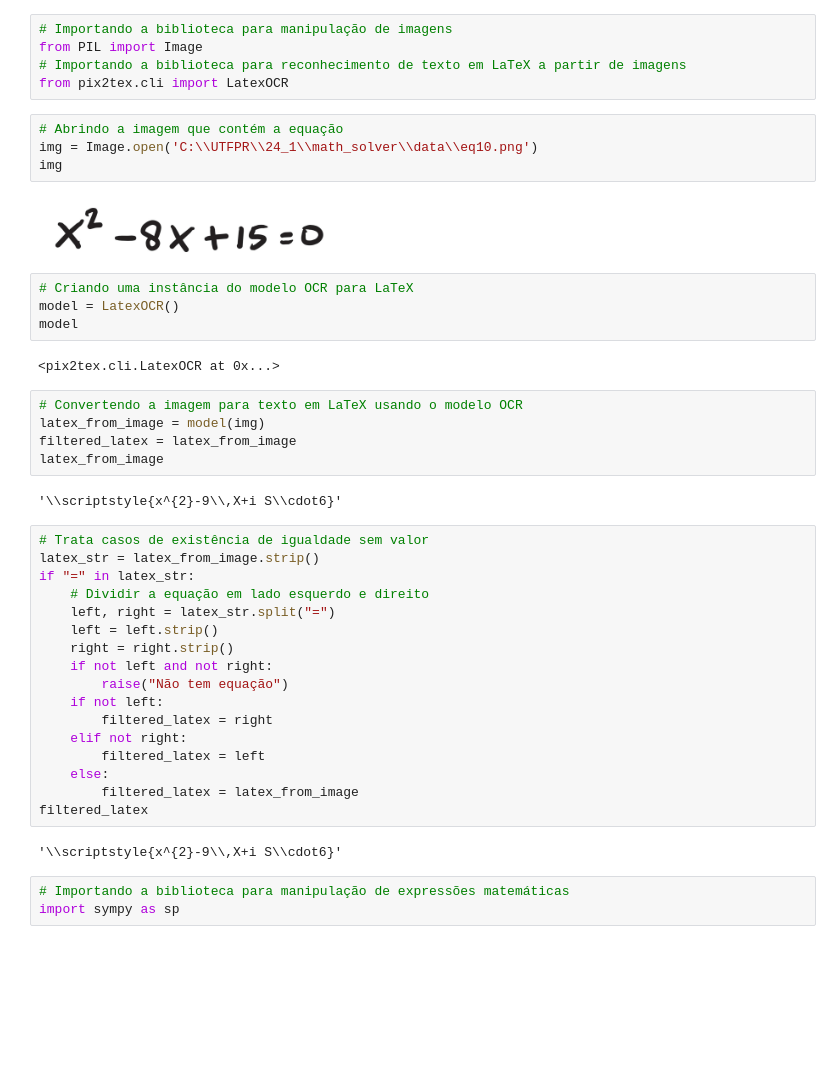
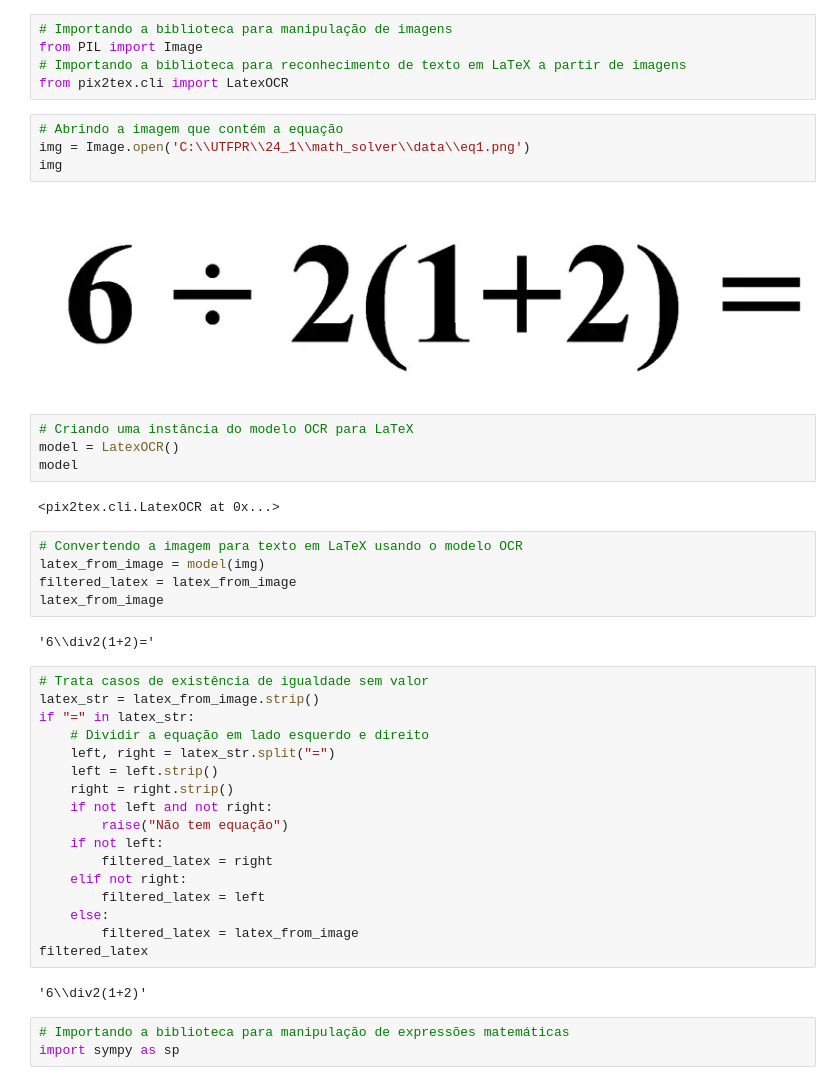
Before and after one commit to Bierc/math_solver, a Jupyter notebook: src/Solve_Equation_From_Image.ipynb, the cells around one changed output. Drawn from its saved outputs; the diff is of its cells as text; blank space fills up the shorter version.

```diff
--- a/src/Solve_Equation_From_Image.ipynb
+++ b/src/Solve_Equation_From_Image.ipynb
@@ -5,10 +5,10 @@ from PIL import Image
 from pix2tex.cli import LatexOCR
 # %%
 # Abrindo a imagem que contém a equação
-img = Image.open('C:\\UTFPR\\24_1\\math_solver\\data\\eq10.png')
+img = Image.open('C:\\UTFPR\\24_1\\math_solver\\data\\eq1.png')
 img
 # %% [output]
-[figure, old version]
+[figure, new version]
 # %%
 # Criando uma instância do modelo OCR para LaTeX
 model = LatexOCR()
@@ -21,7 +21,7 @@ latex_from_image = model(img)
 filtered_latex = latex_from_image
 latex_from_image
 # %% [output]
-'\\scriptstyle{x^{2}-9\\,X+i S\\cdot6}'
+'6\\div2(1+2)='
 # %%
 # Trata casos de existência de igualdade sem valor
 latex_str = latex_from_image.strip()
@@ -40,7 +40,7 @@ if "=" in latex_str:
         filtered_latex = latex_from_image
 filtered_latex
 # %% [output]
-'\\scriptstyle{x^{2}-9\\,X+i S\\cdot6}'
+'6\\div2(1+2)'
 # %%
 # Importando a biblioteca para manipulação de expressões matemáticas
 import sympy as sp
```
Also changed, not shown: parts of 2 cells of this notebook.
